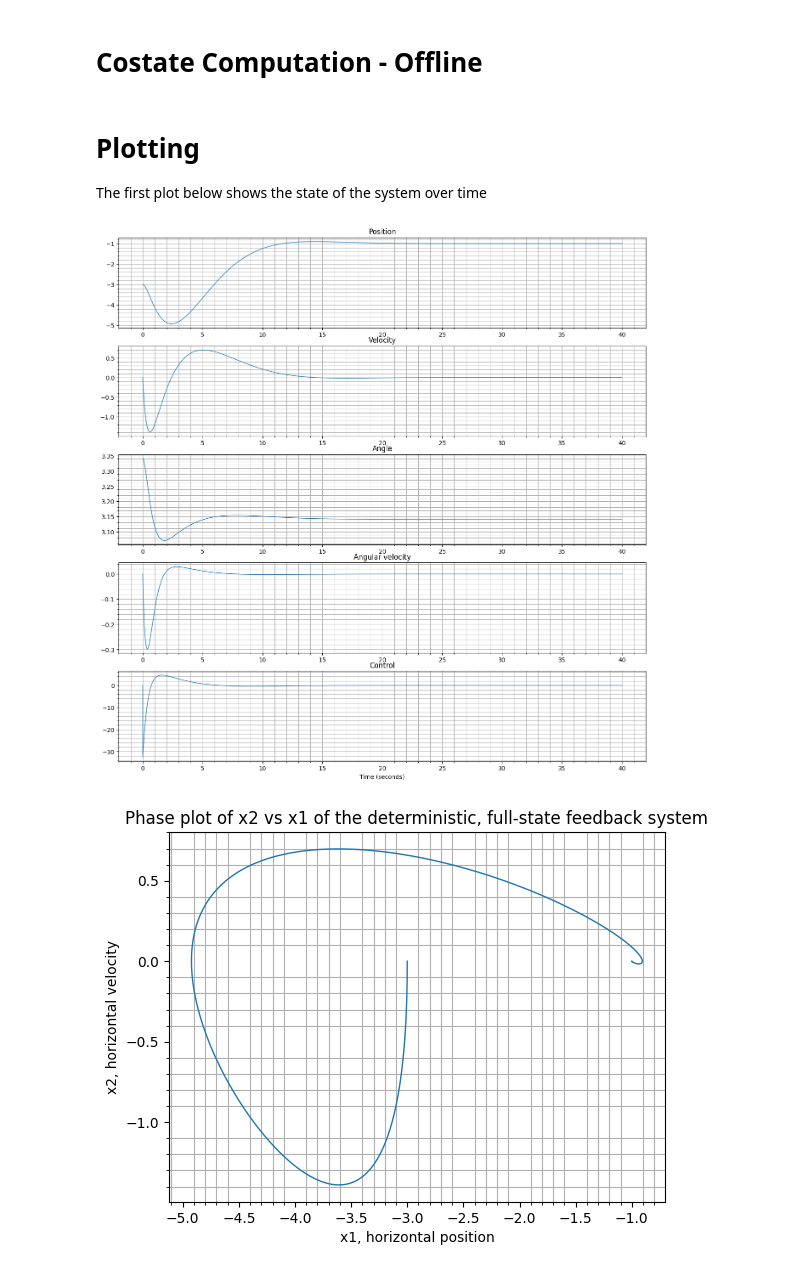
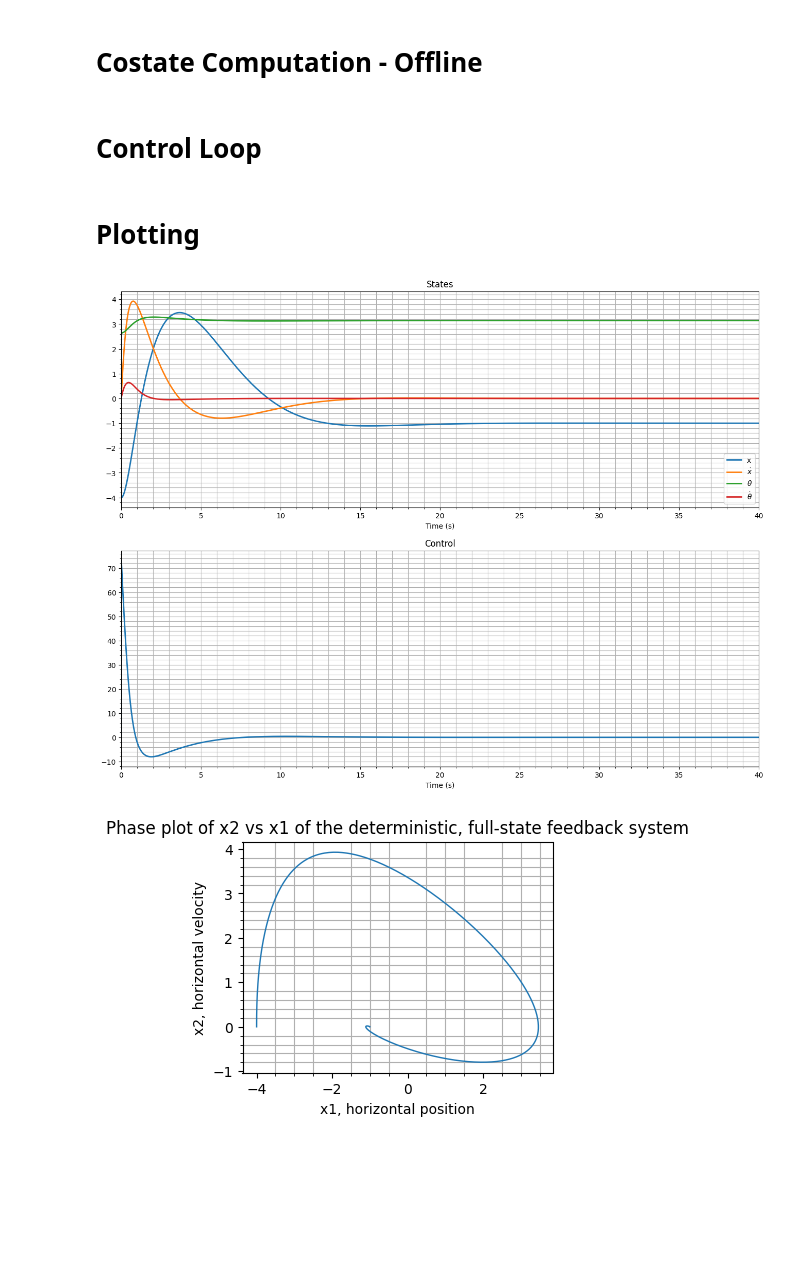
Before and after one commit to MinhNguyen2000/Inverted-Pendulum, a Jupyter notebook: Python Codes/LQR_Simulation.ipynb, the cells around one changed output. Cells and saved outputs as stored; diff of their text form; code cells hidden in the pictures; blank space fills up the shorter version.

```diff
--- a/Python Codes/LQR_Simulation.ipynb
+++ b/Python Codes/LQR_Simulation.ipynb
@@ -22,15 +23,15 @@ d = 1 # cart damping coefficient
 # Simulation setup
 t0 = 0
 tf = 40
-dt = 0.005                              # Sampling rate
+dt = 0.01                              # Sampling rate
 T = np.arange(t0, tf+dt, dt).reshape(1,-1)            # Simulation time array
 
 feedback = "FULL STATE"
-feedback = "CART POSITION"
+# feedback = "CART POSITION"
 # feedback = "POSITIONS"
 
 # Initial conditions
-x0 = np.array([[-3], [0], [np.pi+0.2],[0]])
+x0 = np.array([[-4], [0], [np.pi-0.5],[0]])
 # Desired state
 x_desire = np.array([[-1], [0], [np.pi], [0]])
 
@@ -168,6 +178,8 @@ for t in range(T.shape[1]-2, -1, -1):
     Pn = P
 
 P_S[:, :, -1] = Q
+# %% [markdown]
+# Control Loop
 # %%
 for t in range(1, max(T.shape)):
     # Error
@@ -193,55 +205,42 @@ for t in range(1, max(T.shape)):
 
     yt += dy * dt #+ q
     x[:, t:t+1] = yt        # True state
-# %% [markdown]
-# Plotting
-
-The first plot below shows the state of the system over time
+# %% [markdown]
+# Plotting
 # %%
-plt.figure(figsize=(16, 16))
+plt.figure(figsize=(16, 12))
 
-
-plt.subplot(5, 1, 1)
-plt.plot(T[0], x[0, :], linewidth=1)
-plt.title("Position")
+plt.subplot(2, 1, 1)
+lineWidth = 2
+plt.plot(T[0], x[0, :], label = 'x', linewidth = lineWidth)
+plt.plot(T[0], x[1, :], label = r'$\dot x$', linewidth = lineWidth)
+plt.plot(T[0], x[2, :], label = r'$\theta$', linewidth = lineWidth)
+plt.plot(T[0], x[3, :], label = r'$\dot \theta$',linewidth = lineWidth)
+plt.xlabel("Time (s)")
+plt.title("States")
 plt.minorticks_on()
 plt.grid(which = 'both')
+plt.xlim(0, tf)
+plt.legend(loc='best', fontsize=10)
 
-plt.subplot(5, 1, 2)
-plt.plot(T[0], x[1, :], linewidth=1)
-plt.title("Velocity")
+plt.subplot(2, 1, 2)
+plt.plot(T[0], u, linewidth=2)
+plt.title("Control")
+plt.xlabel("Time (s)")
 plt.minorticks_on()
 plt.grid(which = 'both')
-
-plt.subplot(5, 1, 3)
-plt.plot(T[0], x[2, :], linewidth=1)
-plt.title("Angle")
-plt.minorticks_on()
-plt.grid(which = 'both')
-
-plt.subplot(5, 1, 4)
-plt.plot(T[0], x[3, :], linewidth=1)
-plt.title("Angular velocity")
-plt.minorticks_on()
-plt.grid(which = 'both')
-
-plt.subplot(5, 1, 5)
-plt.plot(T[0], u, linewidth=1)
-plt.title("Control")
-plt.xlabel("Time (seconds)")
-plt.minorticks_on()
-plt.grid(which = 'both')
+plt.xlim(0, tf)
 plt.show()
 
-plt.figure()
+plt.figure(figsize=(4, 3))
 plt.plot(x[0, :], x[1, :], linewidth=1)
 plt.grid(True)
 plt.ylabel("x2, horizontal velocity")
 plt.xlabel("x1, horizontal position")
 plt.title("Phase plot of x2 vs x1 of the deterministic, full-state feedback system")
 plt.minorticks_on()
 plt.grid(which = 'both')
 plt.show()
 # %% [output]
-[figure, old version]
+[figure, new version]
-[figure, old version]
+[figure, new version]
```
Also changed, not shown: parts of 4 cells of this notebook, 1 other file.
